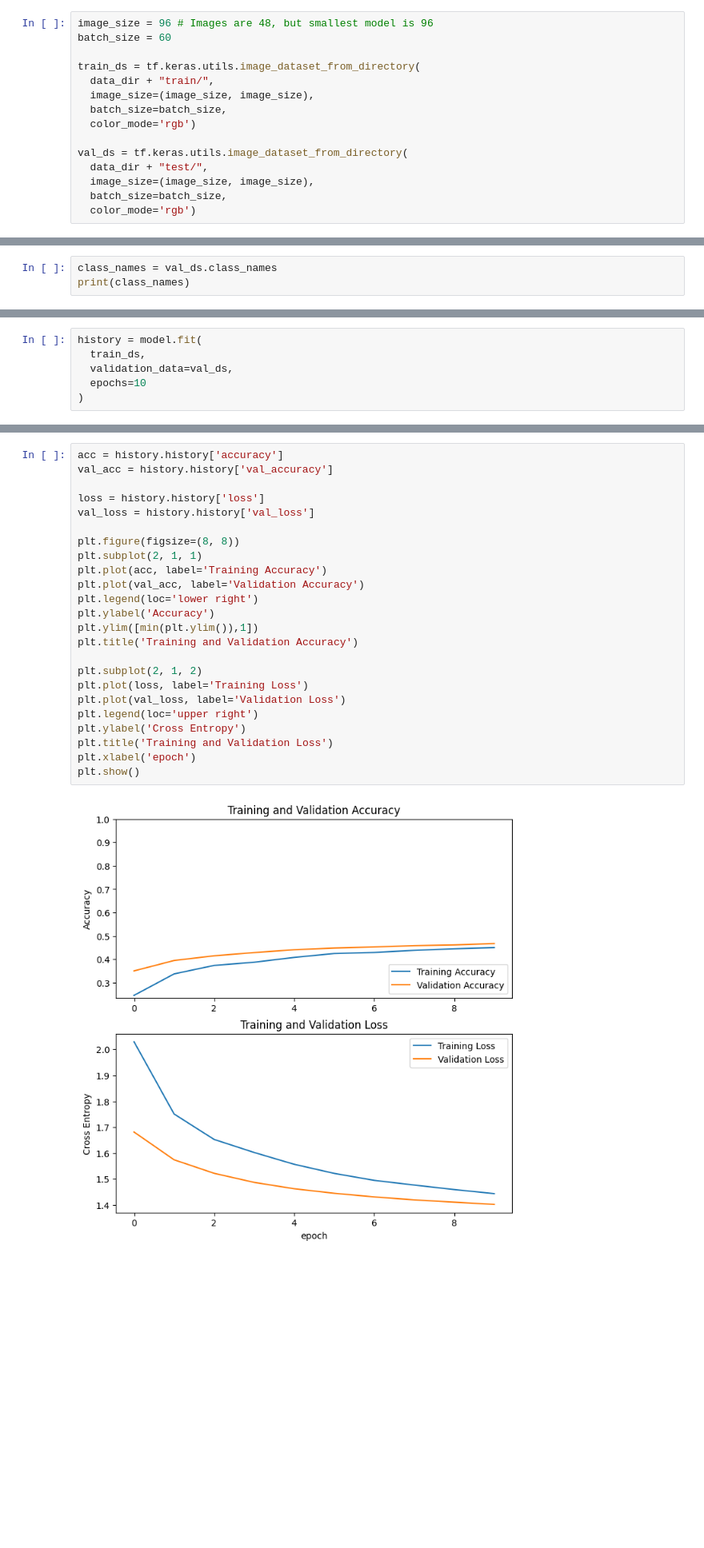
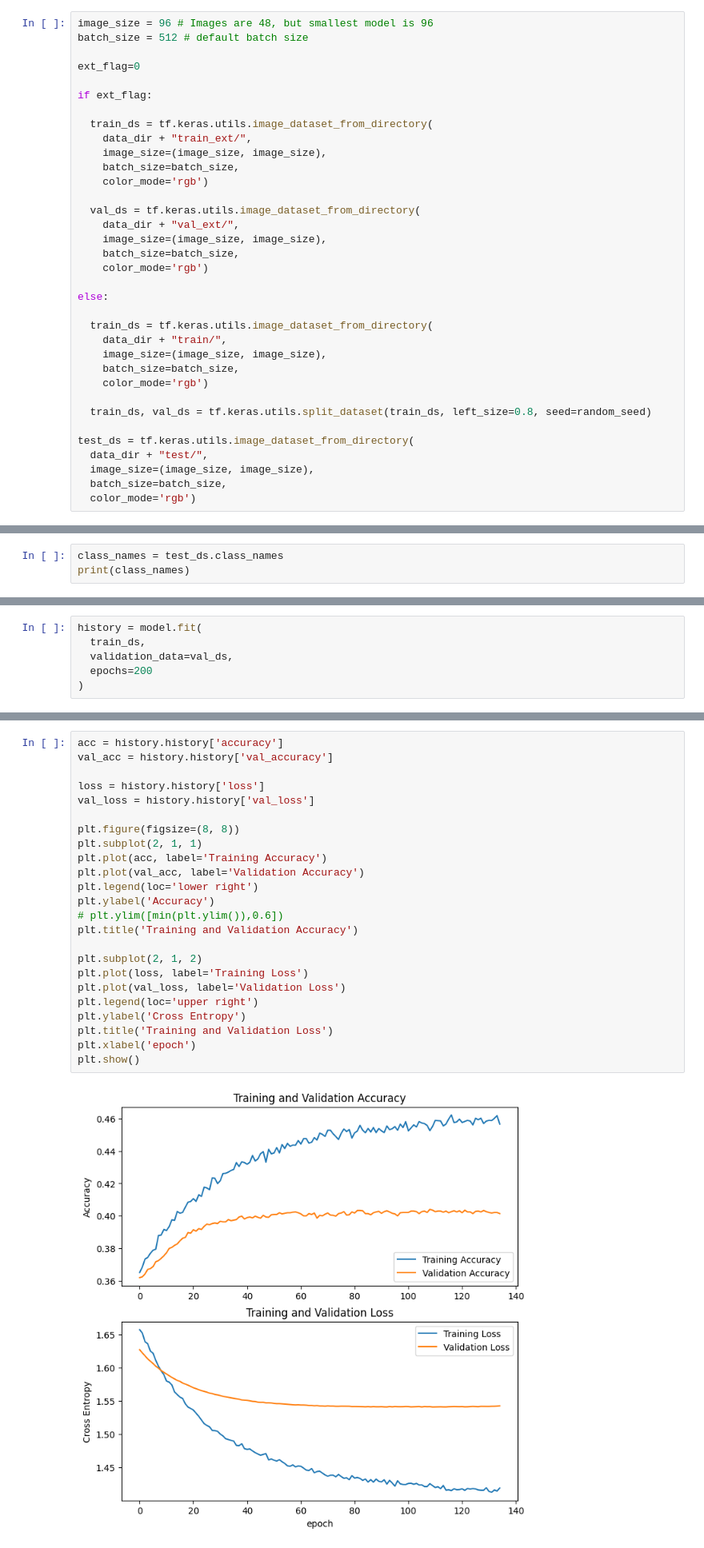
Before and after one commit to oyjuffer/DL-Final, a Jupyter notebook: CNN-transfer.ipynb, the cells around one changed output, grey strips where cells are left out. Shown at 80% size. Saved outputs shown, nothing was run; the diff lists cells and outputs as text; blank space fills up the shorter version.

Commit message:
Transfer learning with test set accuracy measure

```diff
--- a/CNN-transfer.ipynb
+++ b/CNN-transfer.ipynb
@@ -29,15 +32,35 @@ data_dir= "emotion-detection-fer/"
 Load train and validation sets.Images are resized to 96x96 pixels, as this is the smallest size available for the MobileNetV2 model. Even though the images are grayscale, they are loaded as RGB as mobilenet requires 3 channels.
 # %%
 image_size = 96 # Images are 48, but smallest model is 96
-batch_size = 60
+batch_size = 512 # default batch size
 
-train_ds = tf.keras.utils.image_dataset_from_directory(
-  data_dir + "train/",
-  image_size=(image_size, image_size),
-  batch_size=batch_size,
-  color_mode='rgb')
+ext_flag=0
 
-val_ds = tf.keras.utils.image_dataset_from_directory(
+if ext_flag:
+
+  train_ds = tf.keras.utils.image_dataset_from_directory(
+    data_dir + "train_ext/",
+    image_size=(image_size, image_size),
+    batch_size=batch_size,
+    color_mode='rgb')
+
+  val_ds = tf.keras.utils.image_dataset_from_directory(
+    data_dir + "val_ext/",
+    image_size=(image_size, image_size),
+    batch_size=batch_size,
+    color_mode='rgb')
+
+else:
+
+  train_ds = tf.keras.utils.image_dataset_from_directory(
+    data_dir + "train/",
+    image_size=(image_size, image_size),
+    batch_size=batch_size,
+    color_mode='rgb')
+
+  train_ds, val_ds = tf.keras.utils.split_dataset(train_ds, left_size=0.8, seed=random_seed)
+
+test_ds = tf.keras.utils.image_dataset_from_directory(
   data_dir + "test/",
   image_size=(image_size, image_size),
   batch_size=batch_size,
@@ -47,7 +70,7 @@ NotFoundError: Could not find directory emotion-detection-fer/train/
 # %% [markdown]
 ### List the different classes
 # %%
-class_names = val_ds.class_names
+class_names = test_ds.class_names
 print(class_names)
 # %% [output]
 ['angry', 'disgusted', 'fearful', 'happy', 'neutral', 'sad', 'surprised']
@@ -203,6 +226,6 @@ _________________________________________________________________
 history = model.fit(
   train_ds,
   validation_data=val_ds,
-  epochs=10
+  epochs=200
 )
 # %% [output]
@@ -231,26 +272,26 @@ Epoch 10/10
 # %%
 acc = history.history['accuracy']
 val_acc = history.history['val_accuracy']
 
 loss = history.history['loss']
 val_loss = history.history['val_loss']
 
 plt.figure(figsize=(8, 8))
 plt.subplot(2, 1, 1)
 plt.plot(acc, label='Training Accuracy')
 plt.plot(val_acc, label='Validation Accuracy')
 plt.legend(loc='lower right')
 plt.ylabel('Accuracy')
-plt.ylim([min(plt.ylim()),1])
+# plt.ylim([min(plt.ylim()),0.6])
 plt.title('Training and Validation Accuracy')
 
 plt.subplot(2, 1, 2)
 plt.plot(loss, label='Training Loss')
 plt.plot(val_loss, label='Validation Loss')
 plt.legend(loc='upper right')
 plt.ylabel('Cross Entropy')
 plt.title('Training and Validation Loss')
 plt.xlabel('epoch')
 plt.show()
 # %% [output]
-[figure, old version]
+[figure, new version]
```
Also changed, not shown: parts of 9 cells of this notebook.
